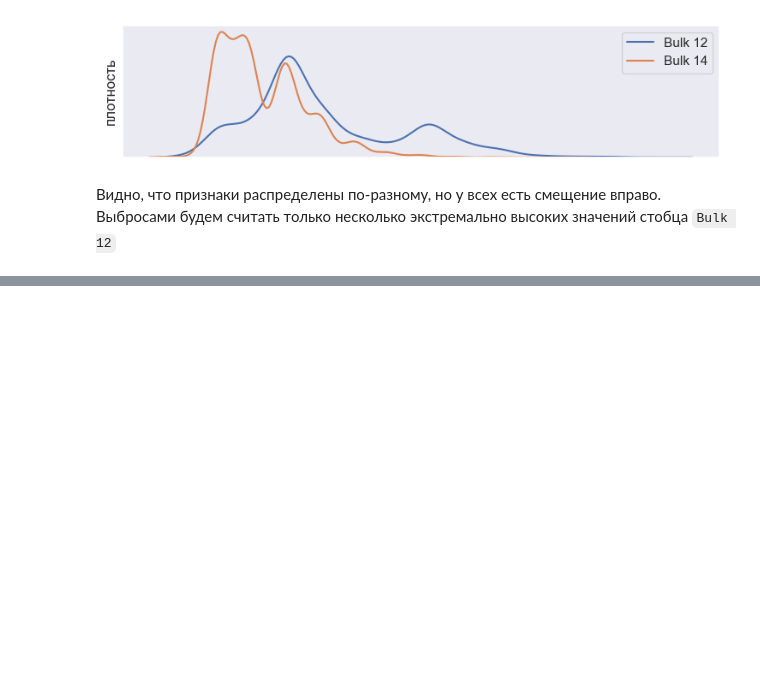
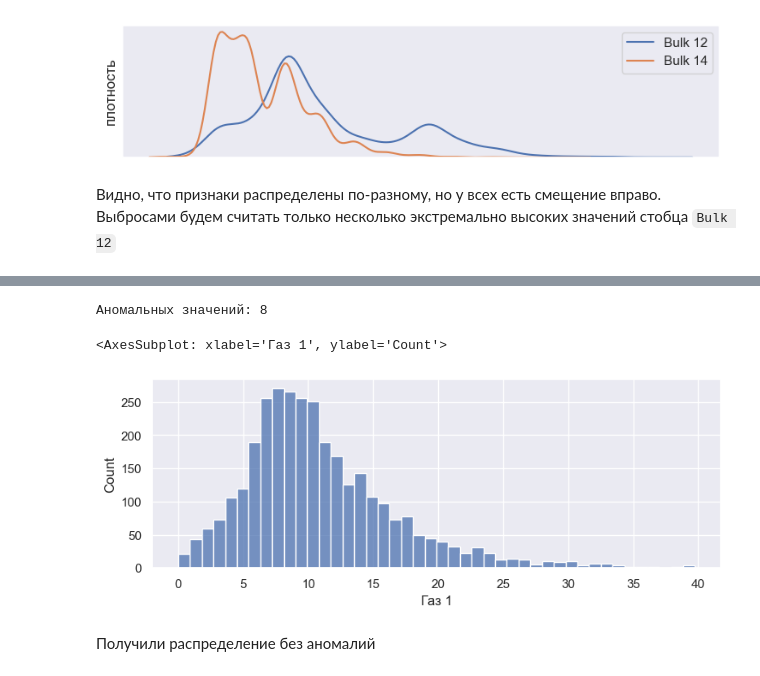
Before and after one commit to alex-blessed/YandexP-projects, a Jupyter notebook: Steel.ipynb, the cells around one changed output, grey strips where cells are left out. Drawn from its saved outputs; the diff is of its cells as text; code cells hidden in the pictures; blank space fills up the shorter version.

Commit message:
researched "data_gas"

```diff
--- a/Steel.ipynb
+++ b/Steel.ipynb
@@ -227,0 +269,14 @@ plt.show()
+# %%
+print('Аномальных значений:', len(data_gas[data_gas['Газ 1'] >= 40]))
+# %% [output]
+Аномальных значений: 8
+# %%
+data_gas_selected = data_gas[data_gas['Газ 1'] < 40]
+# %%
+plt.figure(figsize=(9, 3))
+sns.histplot(data_gas_selected['Газ 1'])
+# %% [output]
+<AxesSubplot: xlabel='Газ 1', ylabel='Count'>
+[figure, added]
+# %% [markdown]
+Получили распределение без аномалий
```
Also changed, not shown: parts of 7 cells of this notebook.
